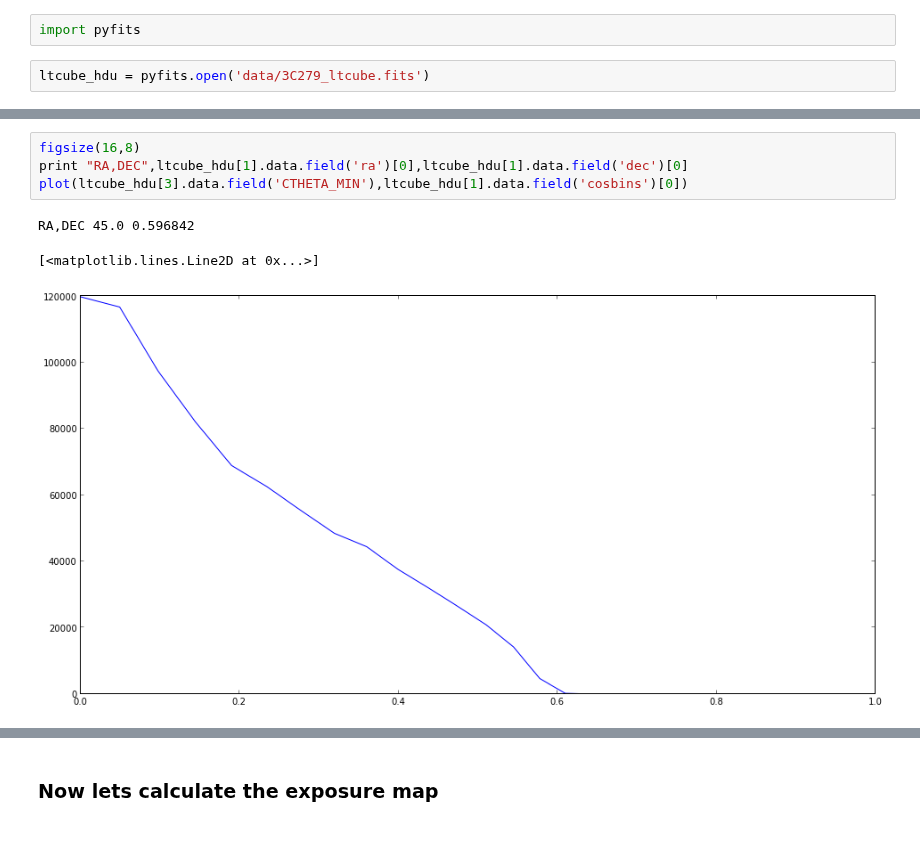
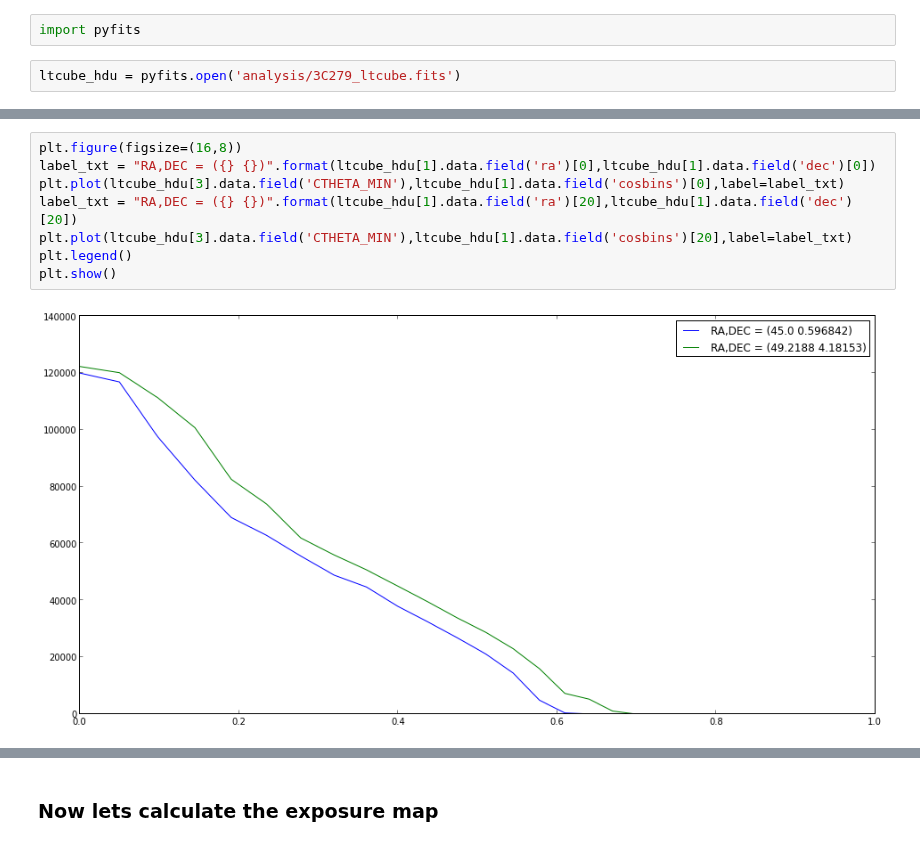
Before and after one commit to FermiSummerSchool/fermi-summer-school, a Jupyter notebook: Likelihood_Analysis.ipynb, the cells around one changed output, grey strips where cells are left out. Cells and saved outputs as stored; diff of their text form.

```diff
--- a/Likelihood_Analysis.ipynb
+++ b/Likelihood_Analysis.ipynb
@@ -158,7 +143,7 @@ Thirteen minutes in fact... As usual, let's see what we have here.
 # %%
 import pyfits
 # %%
-ltcube_hdu = pyfits.open('data/3C279_ltcube.fits')
+ltcube_hdu = pyfits.open('analysis/3C279_ltcube.fits')
 # %%
 print ltcube_hdu.info()
 # %% [output]
@@ -178,8 +158,10 @@ For more information, type 'help(pylab)'.
 # %%
-figsize(16,8)
-print "RA,DEC",ltcube_hdu[1].data.field('ra')[0],ltcube_hdu[1].data.field('dec')[0]
-plot(ltcube_hdu[3].data.field('CTHETA_MIN'),ltcube_hdu[1].data.field('cosbins')[0])
+plt.figure(figsize=(16,8))
+label_txt = "RA,DEC = ({} {})".format(ltcube_hdu[1].data.field('ra')[0],ltcube_hdu[1].data.field('dec')[0])
+plt.plot(ltcube_hdu[3].data.field('CTHETA_MIN'),ltcube_hdu[1].data.field('cosbins')[0],label=label_txt)
+label_txt = "RA,DEC = ({} {})".format(ltcube_hdu[1].data.field('ra')[20],ltcube_hdu[1].data.field('dec')[20])
+plt.plot(ltcube_hdu[3].data.field('CTHETA_MIN'),ltcube_hdu[1].data.field('cosbins')[20],label=label_txt)
+plt.legend()
+plt.show()
 # %% [output]
-RA,DEC 45.0 0.596842
-[<matplotlib.lines.Line2D at 0x...>]
-[figure, old version]
+[figure, new version]
```
Also changed, not shown: parts of 59 cells of this notebook, 1 other file.
